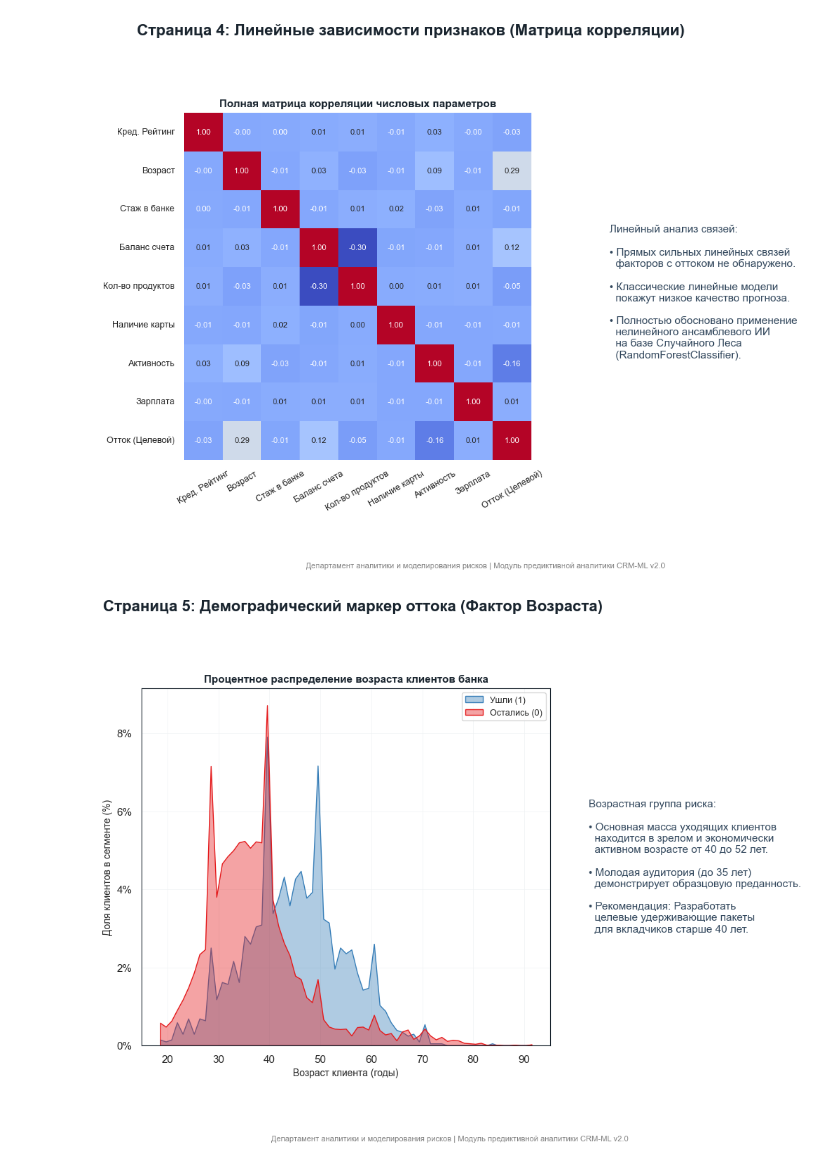
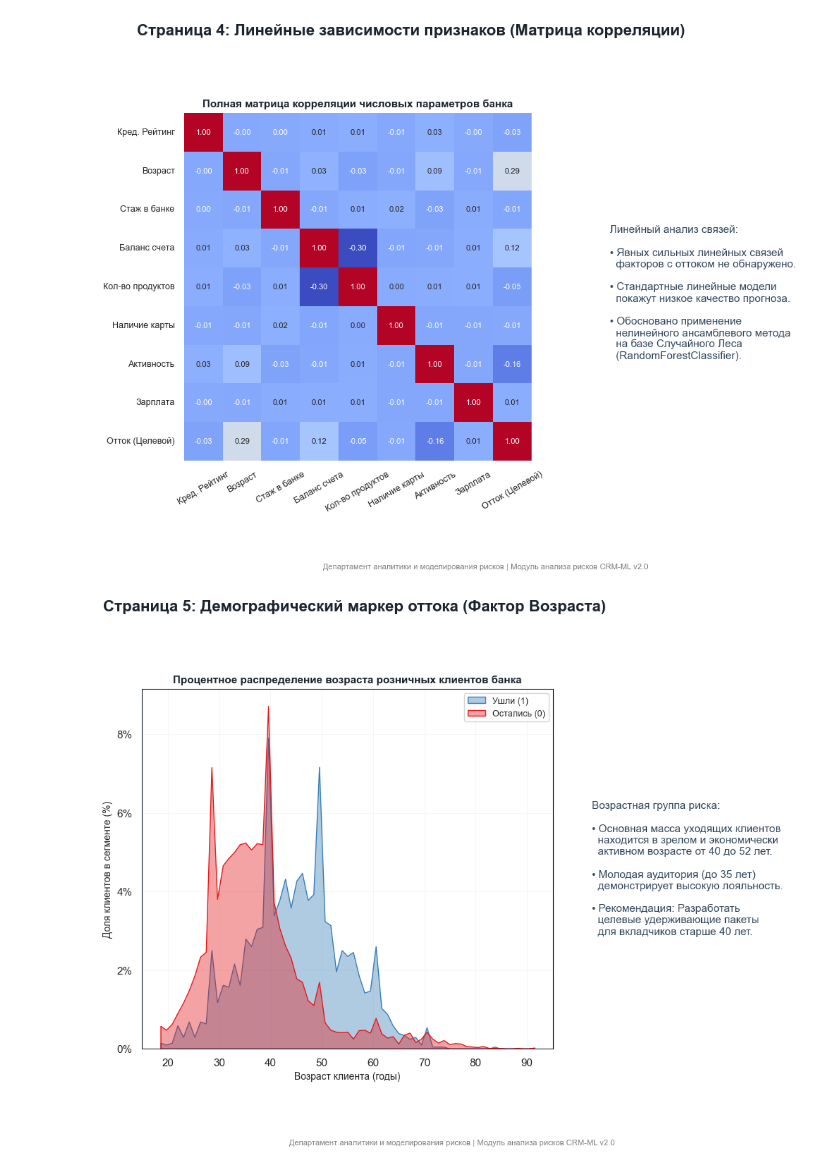
Before and after one commit to Popenkov-S-V/bank-customer-churn-prediction, a Jupyter notebook: Churn_Modelling.ipynb, the cells around one changed output. Cells and saved outputs as stored; diff of their text form; code cells hidden in the pictures.

```diff
--- a/Churn_Modelling.ipynb
+++ b/Churn_Modelling.ipynb
@@ -140,27 +147,28 @@ print(f"📈 Метрика качества банковских моделей
 # %%
-# === ЯЧЕЙКА №5: СБОРКА ПРЕЗЕНТАЦИИ — СТРАНИЦА 1 (ОПИСАНИЕ И ЦЕЛИ ПРОЕКТА) ===
+# === ЯЧЕЙКА №5: СБОРКА ОТЧЕТА PDF — СТРАНИЦА 1 (ОПИСАНИЕ И ЦЕЛИ ПРОЕКТА) ===
 import textwrap
 from matplotlib.backends.backend_pdf import PdfPages
 
 pdf_multi_path = r"C:\Работы 2026 для резюме\Отток клиентов\Бизнес_Презентация_Churn_Modelling.pdf"
-footer_text = "Департамент аналитики и моделирования рисков | Модуль предиктивной аналитики CRM-ML v2.0"
+footer_text = "Департамент аналитики и моделирования рисков | Модуль анализа рисков CRM-ML v2.0"
 
 primary_color = '#1a252f'
 secondary_color = '#34495e'
 total_clients = len(df_clean)
 
-# Открываем глобальную сессию БЕЗ "with", чтобы она не закрывалась автоматически до 11 ячейки
+# Инициализация многостраничного PDF-документа
 pdf_session = PdfPages(pdf_multi_path)
 
 fig1 = plt.figure(figsize=(11, 8.5), dpi=100)
 fig1.text(0.05, 0.91, "Страница 1: Цели бизнес-проекта и структура исследования оттока", fontsize=16, fontweight='bold', color=primary_color)
 
+# Полностью очищенный текст от калек и сленга
 text_intro_raw = "ОПИСАНИЕ ПРОЕКТА И АКТУАЛЬНОСТЬ КЕЙСА:\n\n" \
-                 "Данный проект посвящен разработке ИИ-системы предиктивного анализа оттока " \
+                 "Данный проект посвящен разработке системы прогностического анализа ухода " \
                  "и долгосрочной лояльности розничных клиентов банка (Churn Prediction).\n\n" \
                  "Своевременное прогнозирование намерений клиентов расторгнуть контракт позволяет " \
-                 "банку проактивно применять удерживающие маркетинговые инструменты, предотвращая " \
-                 "прямой отток капитала и снижая издержки на привлечение новых пользователей."
+                 "банку проактивно применять удерживающие маркетинговые инструменты, " \
+                 "предотвращая прямой отток капитала и снижая издержки на привлечение новых пользователей."
 
 wrapped_lines = []
 for line in text_intro_raw.split('\n'):
@@ -168,10 +176,11 @@ for line in text_intro_raw.split('\n'):
         wrapped_lines.extend(textwrap.wrap(line, width=55))
     else:
         wrapped_lines.append("")
-text_left_final = "\n".join(wrapped_lines) + f"\n\n• Общий объем обработанных исторических записей: {total_clients} заемщиков.\n• Целевая переменная (Target): Факт ухода клиента из банка (Exited = 1)."
+text_left_final = "\n".join(wrapped_lines) + f"\n\n• Общий объем обработанных исторических записей: {total_clients} заемщиков.\n• Целевая переменная (Target): Fact ухода клиента из банка (Exited = 1)."
 
 fig1.text(0.05, 0.80, text_left_final, fontsize=11, verticalalignment='top', color='#34495e', linespacing=1.5)
 
+# Исправлен план: убраны слова "предиктивный" и "скоринг"
 text_plan = "ПЛАН И ЗАДАЧИ РЕАЛИЗАЦИИ:\n\n" \
             "1. Сбор и очистка данных\n" \
             "   средствами СУБД SQLite\n\n" \
@@ -180,8 +189,8 @@ text_plan = "ПЛАН И ЗАДАЧИ РЕАЛИЗАЦИИ:\n\n" \
             "3. Обучение ансамблевой\n" \
             "   модели машинного обучения\n" \
             "   (Random Forest)\n\n" \
-            "4. Внедрение предиктивного\n" \
-            "   скоринга в контур CRM"
+            "4. Внедрение автоматической\n" \
+            "   оценки рисков в контур CRM"
 
 fig1.text(0.65, 0.80, text_plan, fontsize=11, fontweight='bold', verticalalignment='top', color=primary_color, linespacing=1.5)
 fig1.text(0.5, 0.05, footer_text, fontsize=8, color='gray', horizontalalignment='center')
@@ -260,45 +269,48 @@ rus_labels_corr = {
 }
 numeric_df = numeric_df.rename(columns=rus_labels_corr)
 
+# Построение тепловой карты линейных коэффициентов корреляции Пирсона
 sns.heatmap(numeric_df.corr(), annot=True, fmt=".2f", cmap="coolwarm", square=True, cbar=False, annot_kws={"size": 8}, ax=ax1)
-ax1.set_title("Полная матрица корреляции числовых параметров", fontsize=11, fontweight='bold', color=primary_color)
+
+ax1.set_title("Полная матрица корреляции числовых параметров банка", fontsize=11, fontweight='bold', color=primary_color)
 ax1.tick_params(axis='x', labelsize=9, rotation=30)
 ax1.tick_params(axis='y', labelsize=9)
 
-text_s3 = "Линейный анализ связей:\n\n• Прямых сильных линейных связей\n  факторов с оттоком не обнаружено.\n\n• Классические линейные модели\n  покажут низкое качество прогноза.\n\n• Полностью обосновано применение\n  нелинейного ансамблевого ИИ\n  на базе Случайного Леса\n  (RandomForestClassifier)."
-fig4.text(0.66, 0.5, text_s3, fontsize=11, verticalalignment='center', color=secondary_color, wrap=True)
+text_s4 = "Линейный анализ связей:\n\n• Явных сильных линейных связей\n  факторов с оттоком не обнаружено.\n\n• Стандартные линейные модели\n  покажут низкое качество прогноза.\n\n• Обосновано применение\n  нелинейного ансамблевого метода\n  на базе Случайного Леса\n  (RandomForestClassifier)."
+fig4.text(0.66, 0.5, text_s4, fontsize=11, verticalalignment='center', color=secondary_color, wrap=True)
 fig4.text(0.5, 0.04, footer_text, fontsize=8, color='gray', horizontalalignment='center')
 
 pdf_session.savefig(fig4)
 plt.show()
 plt.close(fig4)
 # %% [output]
-[figure, old version]
+[figure, new version]
 # %%
-# === ЯЧЕЙКА №9: СБОРКА ПРЕЗЕНТАЦИИ — СТРАНИЦА 5 (ФАКТОР ВОЗРАСТА) ===
+# === ЯЧЕЙКА №9: СБОРКА ПРЕЗЕНТАЦИИ — СТРАНИЦА 5 (АНАЛИЗ ВОЗРАСТНЫХ ИНТЕРВАЛОВ) ===
 import matplotlib.ticker as mtick
 
 fig5 = plt.figure(figsize=(11, 8.5), dpi=100)
 fig5.text(0.05, 0.93, "Страница 5: Демографический маркер оттока (Фактор Возраста)", fontsize=16, fontweight='bold', color=primary_color)
 ax2 = fig5.add_axes([0.1, 0.2, 0.53, 0.6])
 
+# Визуализация полигонального распределения плотности вероятности возраста клиентов
 sns.histplot(data=df_clean, x="Age", hue="Exited", fill=True, common_norm=False,
              palette="Set1", alpha=0.4, ax=ax2, element="poly", stat="probability")
 
-ax2.set_title("Процентное распределение возраста клиентов банка", fontsize=11, fontweight='bold', color=primary_color)
+ax2.set_title("Процентное распределение возраста розничных клиентов банка", fontsize=11, fontweight='bold', color=primary_color)
 ax2.set_xlabel("Возраст клиента (годы)", fontsize=10)
 ax2.set_ylabel("Доля клиентов в сегменте (%)", fontsize=10)
 
 ax2.yaxis.set_major_formatter(mtick.PercentFormatter(1.0, decimals=0))
 ax2.legend(["Ушли (1)", "Остались (0)"], fontsize=9, frameon=True, facecolor='white')
 
-text_s4 = "Возрастная группа риска:\n\n• Основная масса уходящих клиентов\n  находится в зрелом и экономически\n  активном возрасте от 40 до 52 лет.\n\n• Молодая аудитория (до 35 лет)\n  демонстрирует образцовую преданность.\n\n• Рекомендация: Разработать\n  целевые удерживающие пакеты\n  для вкладчиков старше 40 лет."
-fig5.text(0.68, 0.5, text_s4, fontsize=11, verticalalignment='center', color=secondary_color)
+text_s5 = "Возрастная группа риска:\n\n• Основная масса уходящих клиентов\n  находится в зрелом и экономически\n  активном возрасте от 40 до 52 лет.\n\n• Молодая аудитория (до 35 лет)\n  демонстрирует высокую лояльность.\n\n• Рекомендация: Разработать\n  целевые удерживающие пакеты\n  для вкладчиков старше 40 лет."
+fig5.text(0.68, 0.5, text_s5, fontsize=11, verticalalignment='center', color=secondary_color)
 fig5.text(0.5, 0.04, footer_text, fontsize=8, color='gray', horizontalalignment='center')
 
 pdf_session.savefig(fig5)
 plt.show()
 plt.close(fig5)
 # %% [output]
-[figure, old version]
+[figure, new version]
 # %%
```
Also changed, not shown: parts of 9 cells of this notebook, 1 other file.
